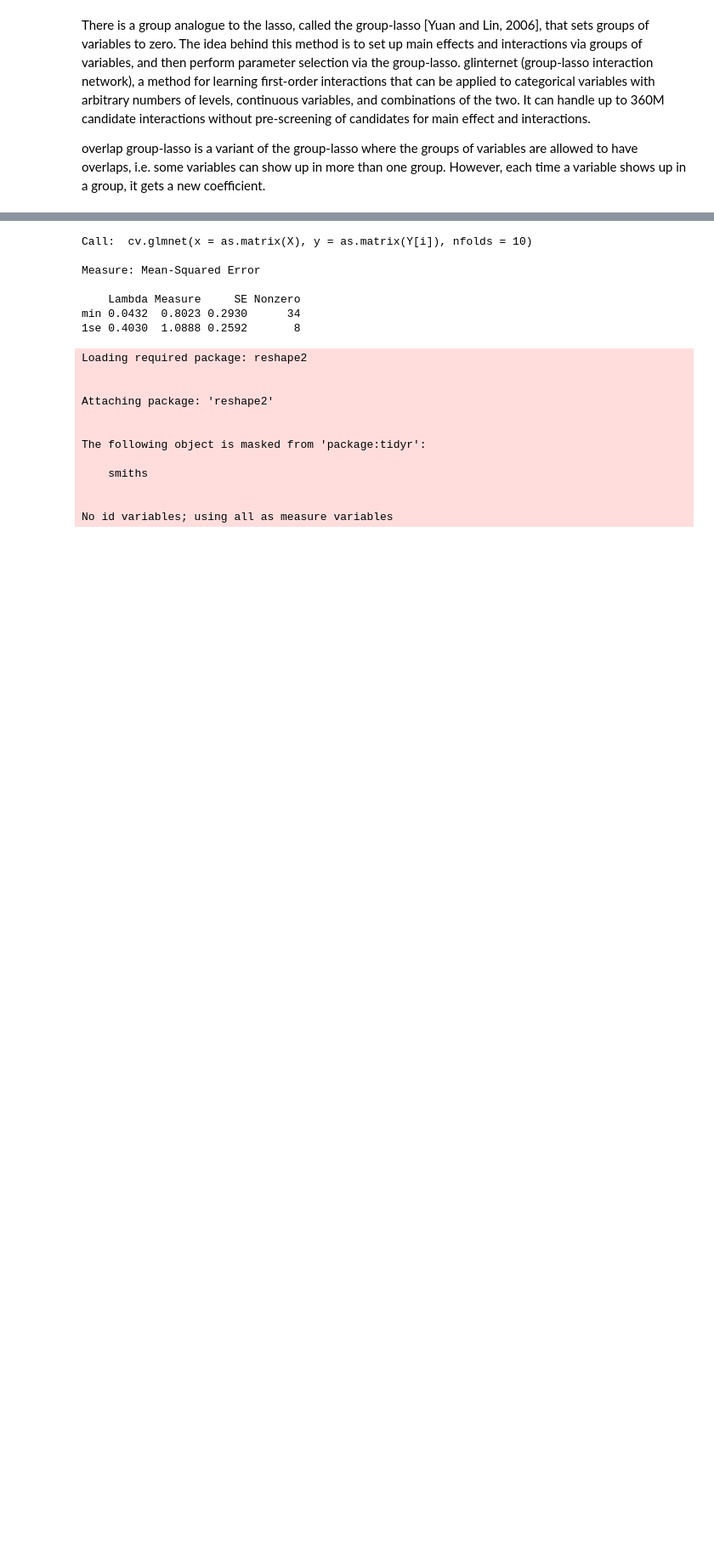
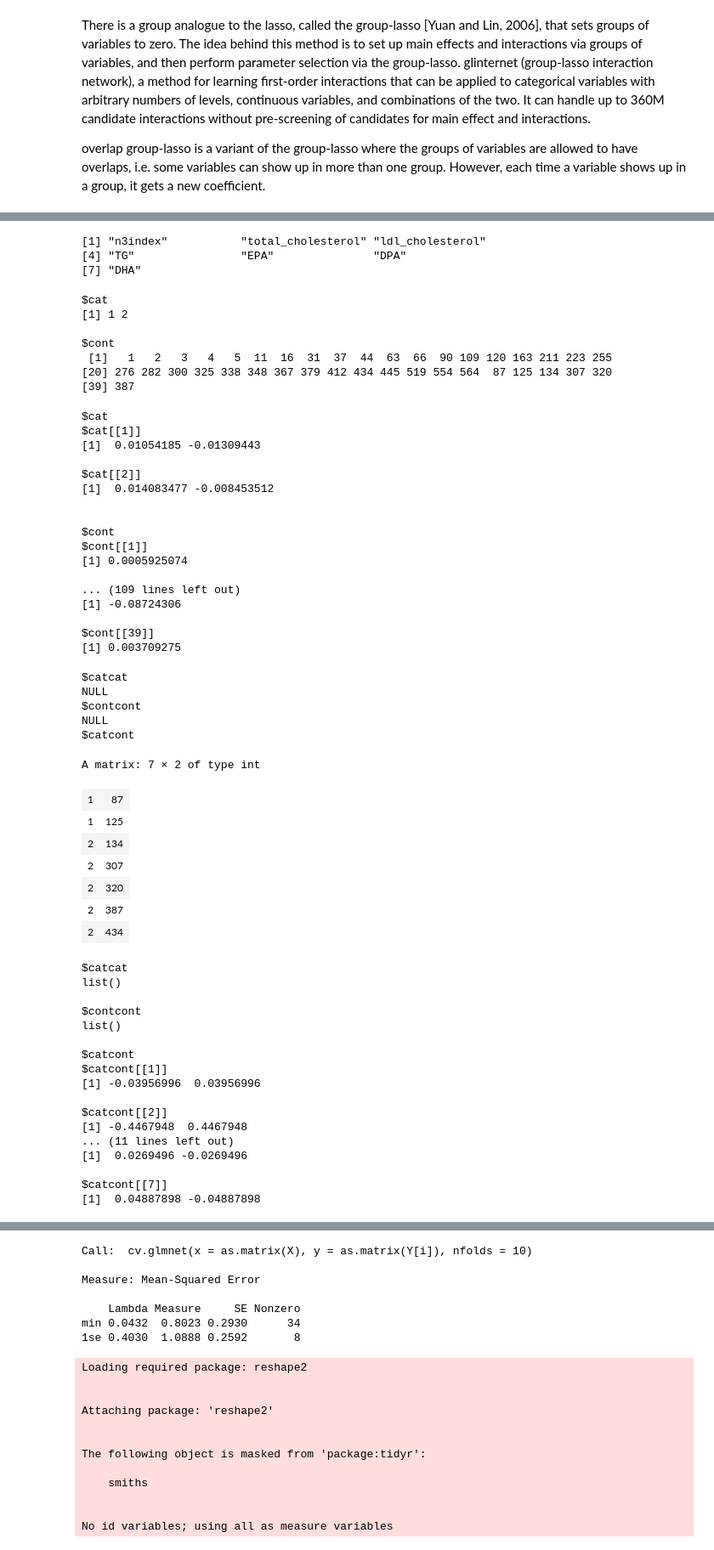
Before and after one commit to xlai/lipids, a Jupyter notebook: analysis_lasso.ipynb, the cells around one changed output, grey strips where cells are left out. Shown at 85% size. Drawn from its saved outputs; the diff is of its cells as text; code cells hidden in the pictures; blank space fills up the shorter version.

```diff
--- a/analysis_lasso.ipynb
+++ b/analysis_lasso.ipynb
@@ -166 +158,71 @@ RMSE =  0.660485173579217
+# %%
+names(Y)
+# %% [output]
+[1] "n3index"           "total_cholesterol" "ldl_cholesterol"
+[4] "TG"                "EPA"               "DPA"
+[7] "DHA"
+# %%
+cv_fit <- glinternet.cv(X, unlist(Y['total_cholesterol']), numLevels,
+                        interactionCandidates=c(1,2),numCores=2)
+# %%
+coefs <- coef(cv_fit$glinternetFit)[[40]]
+coefs$mainEffects
+coefs$mainEffectsCoef
+coefs$interactions
+coefs$interactionsCoef
+# %% [output]
+$cat
+[1] 1 2
+
+$cont
+ [1]   1   2   3   4   5  11  16  31  37  44  63  66  90 109 120 163 211 223 255
+[20] 276 282 300 325 338 348 367 379 412 434 445 519 554 564  87 125 134 307 320
+[39] 387
+$cat
+$cat[[1]]
+[1]  0.01054185 -0.01309443
+
+$cat[[2]]
+[1]  0.014083477 -0.008453512
+
+
+$cont
+$cont[[1]]
+[1] 0.0005925074
+
+... (109 lines left out)
+[1] -0.08724306
+
+$cont[[39]]
+[1] 0.003709275
+$catcat
+NULL
+$contcont
+NULL
+$catcont
+A matrix: 7 × 2 of type int
+| 1 | 87 |
+| 1 | 125 |
+| 2 | 134 |
+| 2 | 307 |
+| 2 | 320 |
+| 2 | 387 |
+| 2 | 434 |
+$catcat
+list()
+
+$contcont
+list()
+
+$catcont
+$catcont[[1]]
+[1] -0.03956996  0.03956996
+
+$catcont[[2]]
+[1] -0.4467948  0.4467948
+... (11 lines left out)
+[1]  0.0269496 -0.0269496
+
+$catcont[[7]]
+[1]  0.04887898 -0.04887898
 # %%
```
Also changed, not shown: parts of 8 cells of this notebook.
